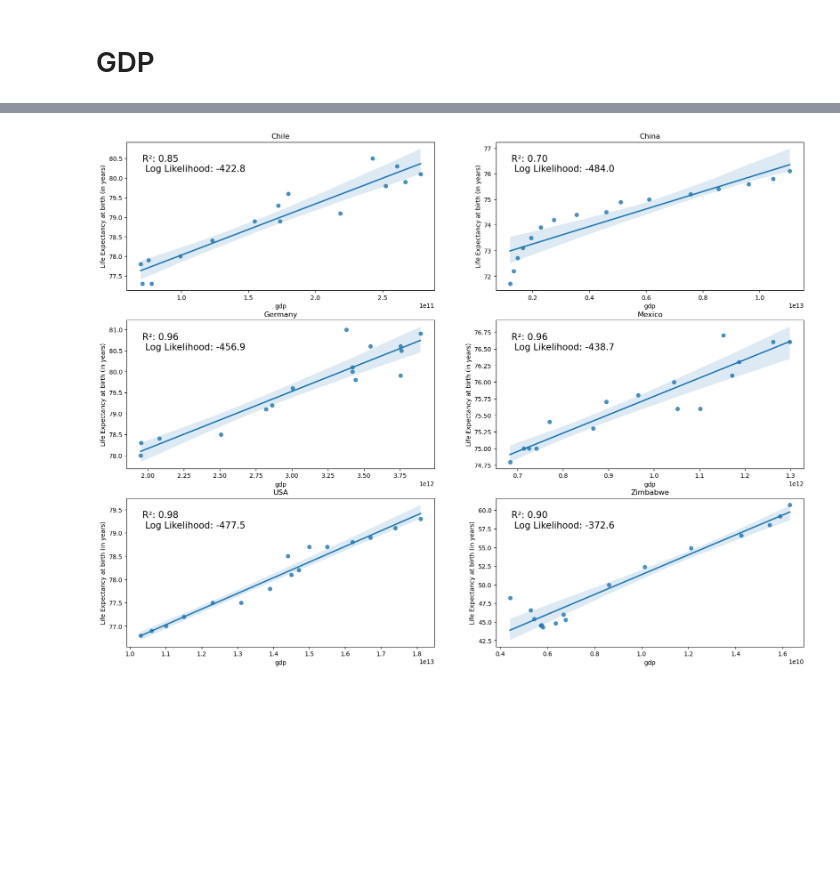
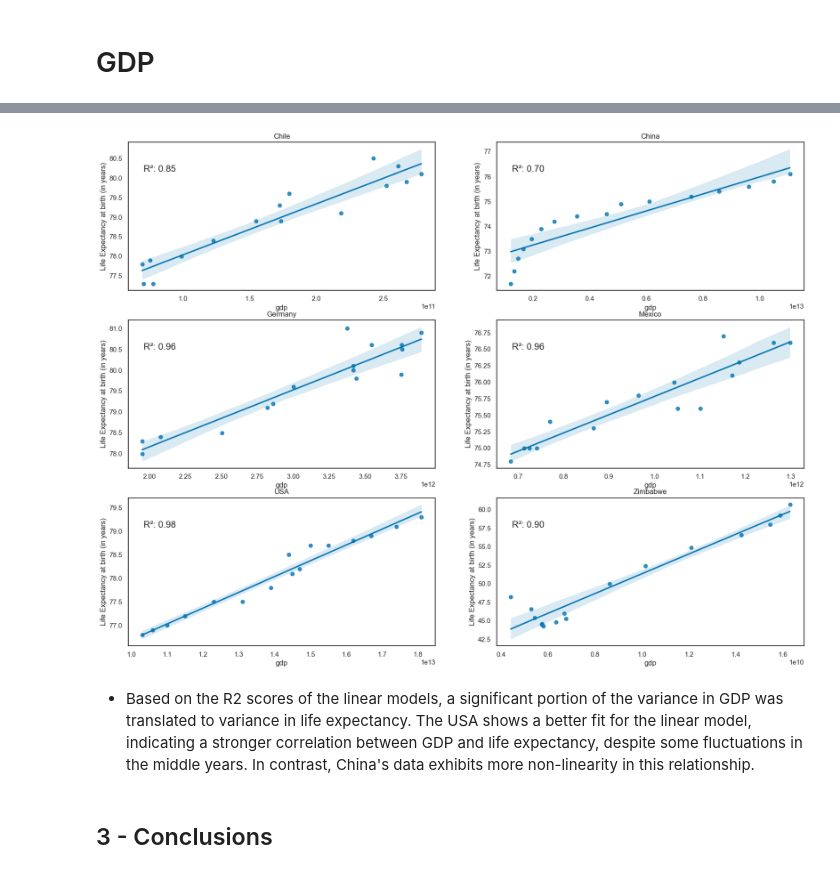
Before and after one commit to gabrielafichtner/gdp_life_expectancy, a Jupyter notebook: code/life_expectancy_gdp.ipynb, the cells around one changed output, grey strips where cells are left out. Saved outputs shown, nothing was run; the diff lists cells and outputs as text; code cells hidden in the pictures; blank space fills up the shorter version.

Commit message:
conclusions, life expectancy and gdp graphs

```diff
--- a/code/life_expectancy_gdp.ipynb
+++ b/code/life_expectancy_gdp.ipynb
@@ -9 +13,9 @@ The goal of this project is to explore the relationship between GDP and life exp
+# %%
+import pandas as pd
+import matplotlib.pyplot as plt
+import seaborn as sns
+import numpy as np
+import statsmodels.api as sm
+
+sns.set_theme(palette='colorblind', style='white')
 # %% [markdown]
@@ -158,6 +190,4 @@ for country in countries:
     df = data[data['country']==country]
     model = sm.OLS(df['gdp'], df['life_expectancy'])
     results = model.fit()
-    ols_countries[country] = {
-        'r_squared': results.rsquared,
-        'log_likelihood': results.llf}
+    ols_countries[country] = results.rsquared
@@ -178,15 +194,13 @@ ols_countries
 # %%
 plt.figure(figsize=(20, 15))
 rows = 3
 cols = 2
 n = rows * cols
 for i, country in enumerate(countries):
-    r_squared = ols_countries[country]['r_squared']
-    log_like = ols_countries[country]['log_likelihood']
     plt.subplot(rows, cols, i+1)
     plt.title(country)
     sns.regplot(data=data[data['country']==country], x='gdp', y='life_expectancy')
-    plt.annotate(f'R²: {r_squared:.2f} \n Log Likelihood: {log_like:.1f}',xy=(0.05,0.8),xycoords='axes fraction', fontsize=15)
+    plt.annotate(f'R²: {ols_countries[country]:.2f}',xy=(0.05,0.8),xycoords='axes fraction', fontsize=15)
     plt.ylabel('Life Expectancy at birth (in years)')
 # %% [output]
-[figure, old version]
+[figure, new version]
@@ -194,0 +207,4 @@ for i, country in enumerate(countries):
+# %% [markdown]
+- Based on the R2 scores of the linear models, a significant portion of the variance in GDP was translated to variance in life expectancy. The USA shows a better fit for the linear model, indicating a stronger correlation between GDP and life expectancy, despite some fluctuations in the middle years. In contrast, China's data exhibits more non-linearity in this relationship.
+# %% [markdown]
+## 3 - Conclusions
```
Also changed, not shown: parts of 30 cells of this notebook.
